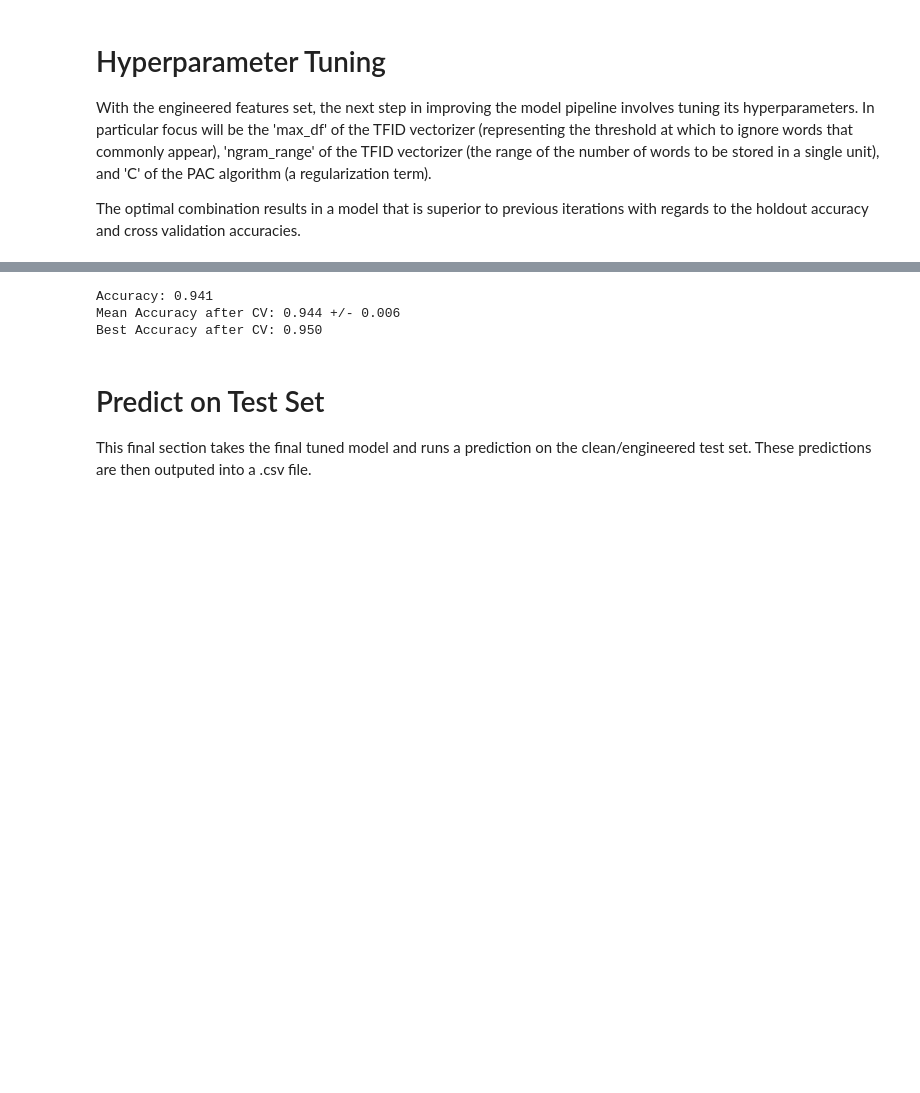
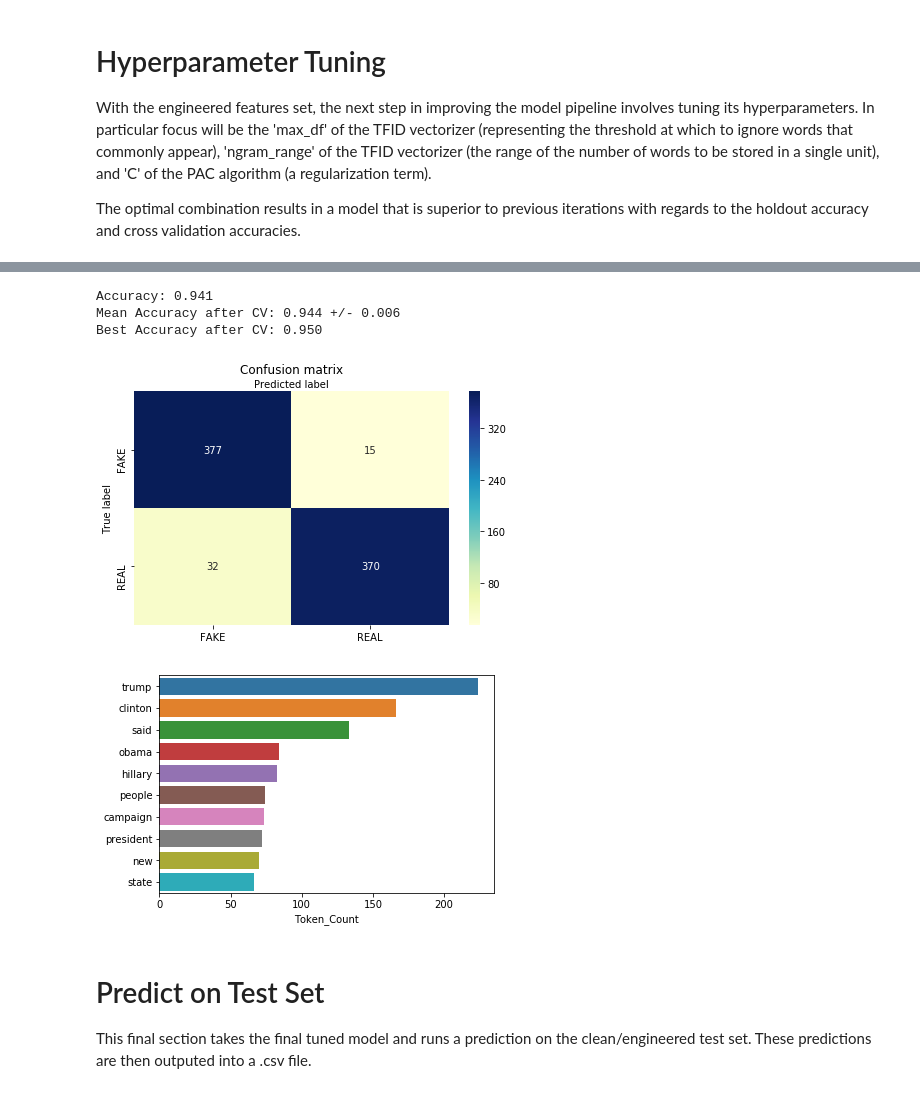
Before and after one commit to martinan92/NLP-FakeNews, a Jupyter notebook: First NLP Assignment (Martinez, Andrew; Miles, Sheena).ipynb, the cells around one changed output, grey strips where cells are left out. Drawn from its saved outputs; the diff is of its cells as text; code cells hidden in the pictures; blank space fills up the shorter version.

```diff
--- a/First NLP Assignment (Martinez, Andrew; Miles, Sheena).ipynb
+++ b/First NLP Assignment (Martinez, Andrew; Miles, Sheena).ipynb
@@ -603,13 +603,14 @@ best params: {'PAC__C': 2, 'tfidf__max_df': 0.75, 'tfidf__ngram_range': (1, 2)}
 best score: 0.9435199193141705
 ====================
 # %%
-vectorizer = tuned_model.named_steps['tfidf']
 run_full_iteration(fe1_train_df, tuned_model, vectorizer,
                    target_var, independent_var, standalone=True)
 # %% [output]
 Accuracy: 0.941
 Mean Accuracy after CV: 0.944 +/- 0.006
 Best Accuracy after CV: 0.950
+[figure, added]
+[figure, added]
 # %% [markdown]
 # Predict on Test Set
 
```
Also changed, not shown: parts of 1 cell of this notebook.
